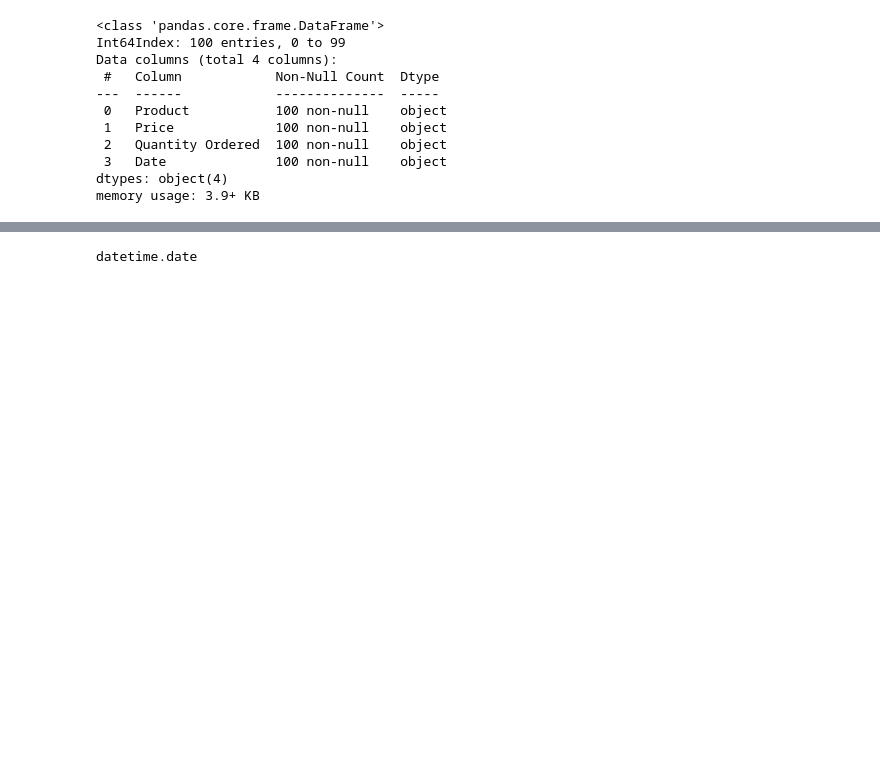
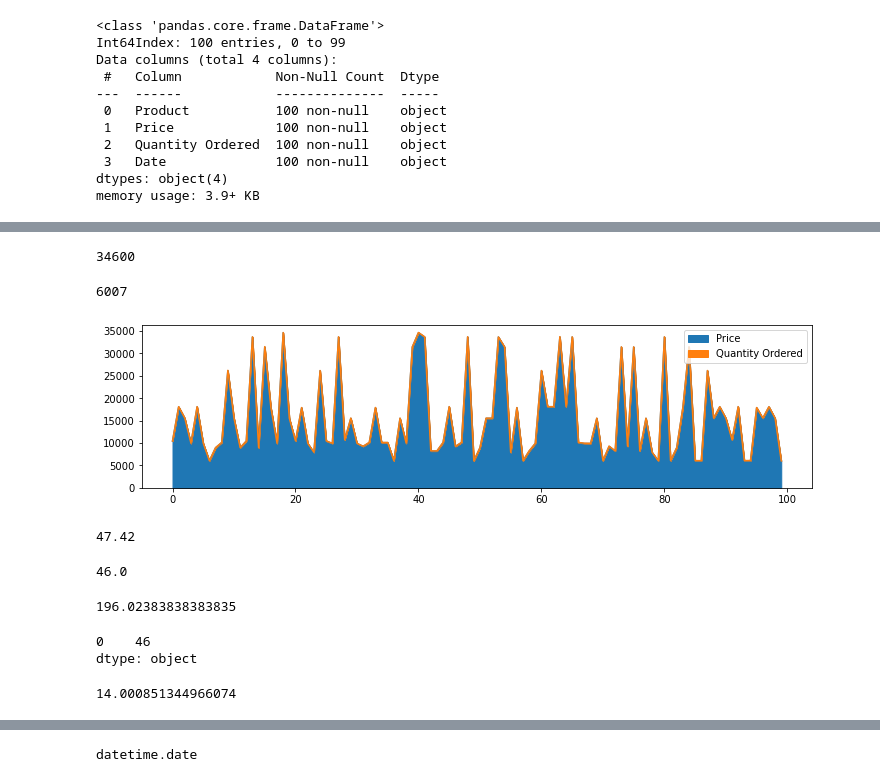
Before and after one commit to claudiamorazzoni/project_pda, a Jupyter notebook: Project - Programming for Data Analysis.ipynb, the cells around one changed output, grey strips where cells are left out. Drawn from its saved outputs; the diff is of its cells as text; code cells hidden in the pictures; blank space fills up the shorter version.

Commit message:
improving the visualization

```diff
--- a/Project - Programming for Data Analysis.ipynb
+++ b/Project - Programming for Data Analysis.ipynb
@@ -156,0 +193,41 @@ memory usage: 3.9+ KB
+# %%
+# analyzing the maximum price
+df['Price'].max()
+# %% [output]
+34600
+# %%
+# analyzing the minimum price
+df['Price'].min()
+# %% [output]
+6007
+# %%
+# visualizing if the highest prices are the least purchased or vice versa
+ax= df.plot.area(figsize=(12, 3))
+# %% [output]
+[figure, added]
+# %%
+#checking the annual sales average
+df['Quantity Ordered'].mean()
+# %% [output]
+47.42
+# %%
+#checking the central number of the curve
+df['Quantity Ordered'].median()
+# %% [output]
+46.0
+# %%
+# checking the variance
+df['Quantity Ordered'].var()
+# %% [output]
+196.02383838383835
+# %%
+# checking the value that is more repeated
+df['Quantity Ordered'].mode()
+# %% [output]
+0    46
+dtype: object
+# %%
+# checking the standard deviation
+df['Quantity Ordered'].std()
+# %% [output]
+14.000851344966074
```
Also changed, not shown: parts of 16 cells of this notebook, 1 other file.
